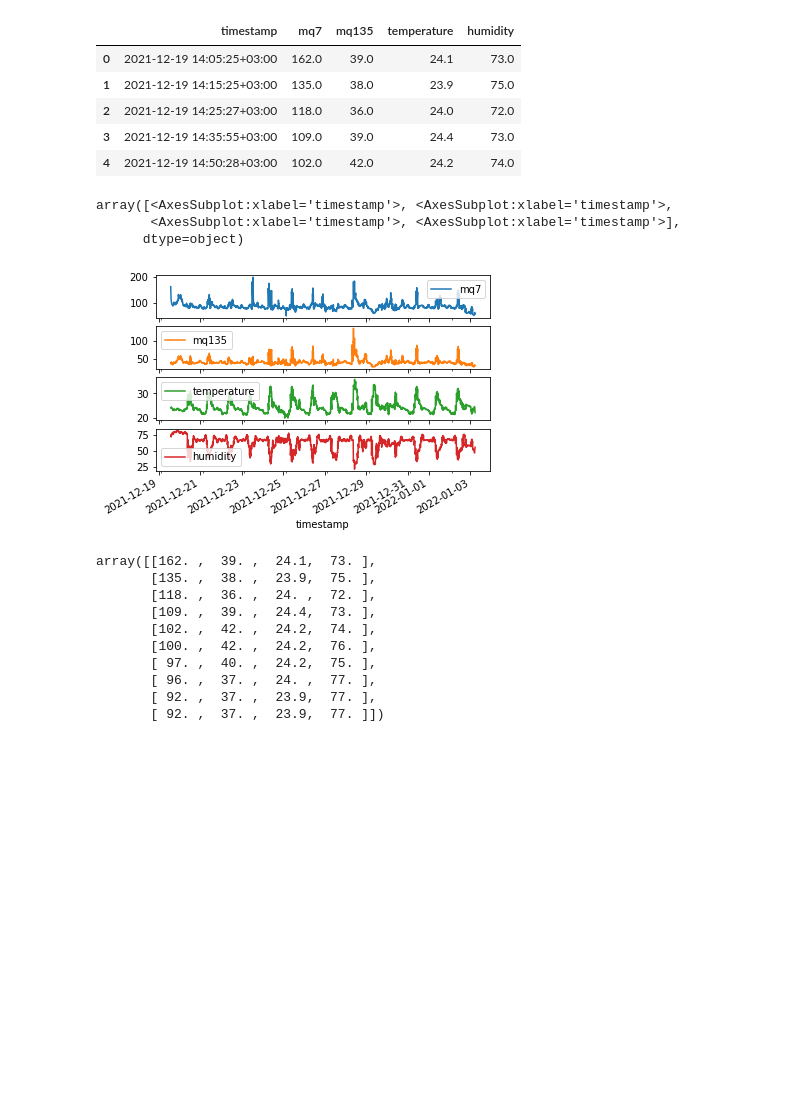
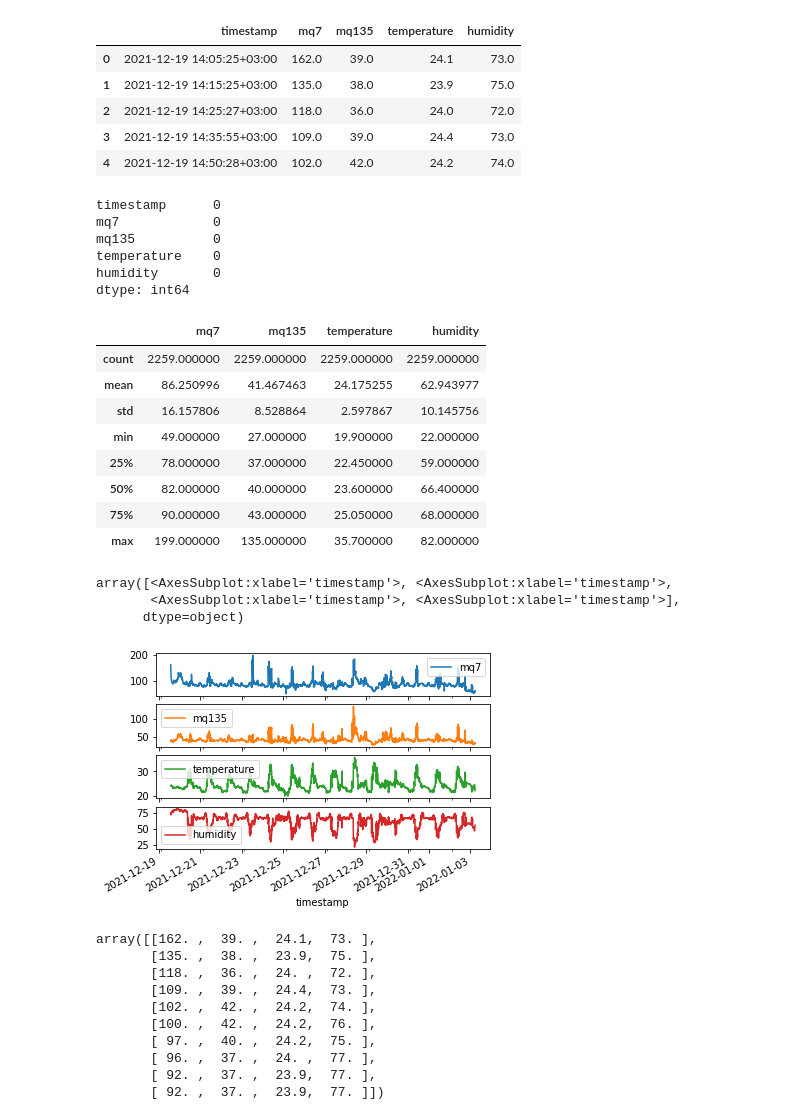
Before and after one commit to sam505/Air_Pollution_Monitoring, a Jupyter notebook: Data_Analysis_Visualization/Model_training.ipynb, the cells around one changed output. Saved outputs shown, nothing was run; the diff lists cells and outputs as text; code cells hidden in the pictures; blank space fills up the shorter version.

Commit message:
Add model training code | edit graphs

```diff
--- a/Data_Analysis_Visualization/Model_training.ipynb
+++ b/Data_Analysis_Visualization/Model_training.ipynb
@@ -13,6 +19,9 @@ from tensorflow.keras.preprocessing.sequence import TimeseriesGenerator
 # %%
+# Gets the data from firebase, process it and store it in a csv file
+filepath = read_data()
+
 # Read the dataset as a pandas dataframe
-df = pd.read_csv("data.csv")
+df = pd.read_csv(filepath)
 
 # Display the first 10 rows
 df.head(10)
@@ -40,6 +49,29 @@ df.head()
 | 2 | 2021-12-19 14:25:27+03:00 | 118.0 | 36.0 | 24.0 | 72.0 |
 | 3 | 2021-12-19 14:35:55+03:00 | 109.0 | 39.0 | 24.4 | 73.0 |
 | 4 | 2021-12-19 14:50:28+03:00 | 102.0 | 42.0 | 24.2 | 74.0 |
+# %%
+# Check if there are any missing values in the dataset
+df.isnull().sum()
+# %% [output]
+timestamp      0
+mq7            0
+mq135          0
+temperature    0
+humidity       0
+dtype: int64
+# %%
+# Statistical summary of the dataset columns
+df.describe()
+# %% [output]
+|  | mq7 | mq135 | temperature | humidity |
+| count | 2259.000000 | 2259.000000 | 2259.000000 | 2259.000000 |
+| mean | 86.250996 | 41.467463 | 24.175255 | 62.943977 |
+| std | 16.157806 | 8.528864 | 2.597867 | 10.145756 |
+| min | 49.000000 | 27.000000 | 19.900000 | 22.000000 |
+| 25% | 78.000000 | 37.000000 | 22.450000 | 59.000000 |
+| 50% | 82.000000 | 40.000000 | 23.600000 | 66.400000 |
+| 75% | 90.000000 | 43.000000 | 25.050000 | 68.000000 |
+| max | 199.000000 | 135.000000 | 35.700000 | 82.000000 |
 # %%
 # plot the values against time
 df.set_index("timestamp")[["mq7", "mq135", "temperature", "humidity"]].plot(subplots=True)
@@ -47,7 +79,7 @@ df.set_index("timestamp")[["mq7", "mq135", "temperature", "humidity"]].plot(subp
 array([<AxesSubplot:xlabel='timestamp'>, <AxesSubplot:xlabel='timestamp'>,
        <AxesSubplot:xlabel='timestamp'>, <AxesSubplot:xlabel='timestamp'>],
       dtype=object)
-[figure, old version]
+[figure, new version]
 # %%
 x = df[["mq7", "mq135", "temperature", "humidity"]].to_numpy()
 y = df[["mq7", "mq135"]].to_numpy()
```
Also changed, not shown: parts of 3 cells of this notebook, 3 other files.
